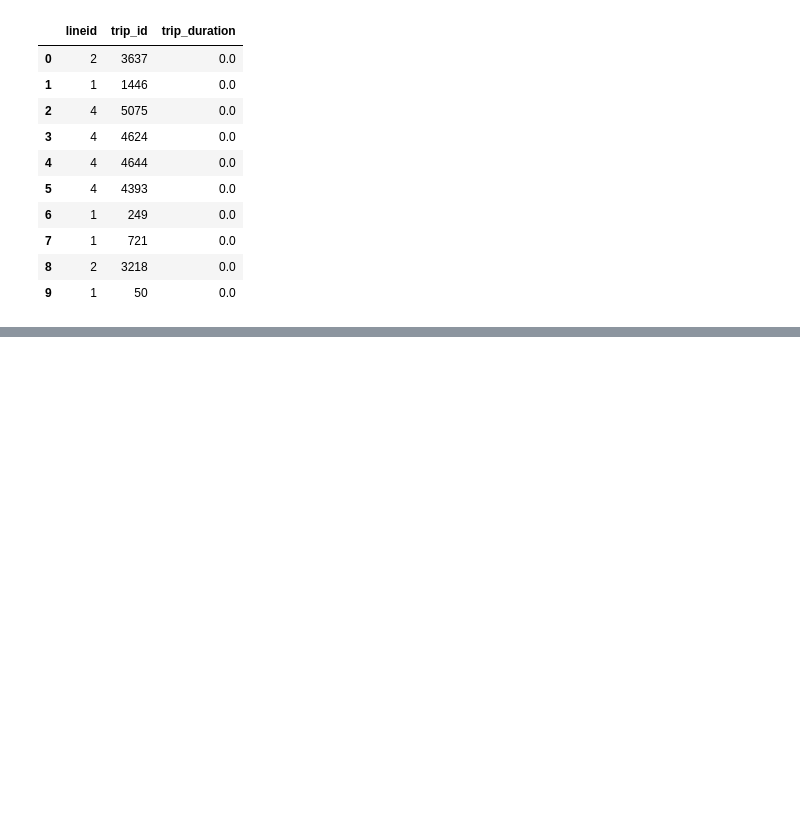
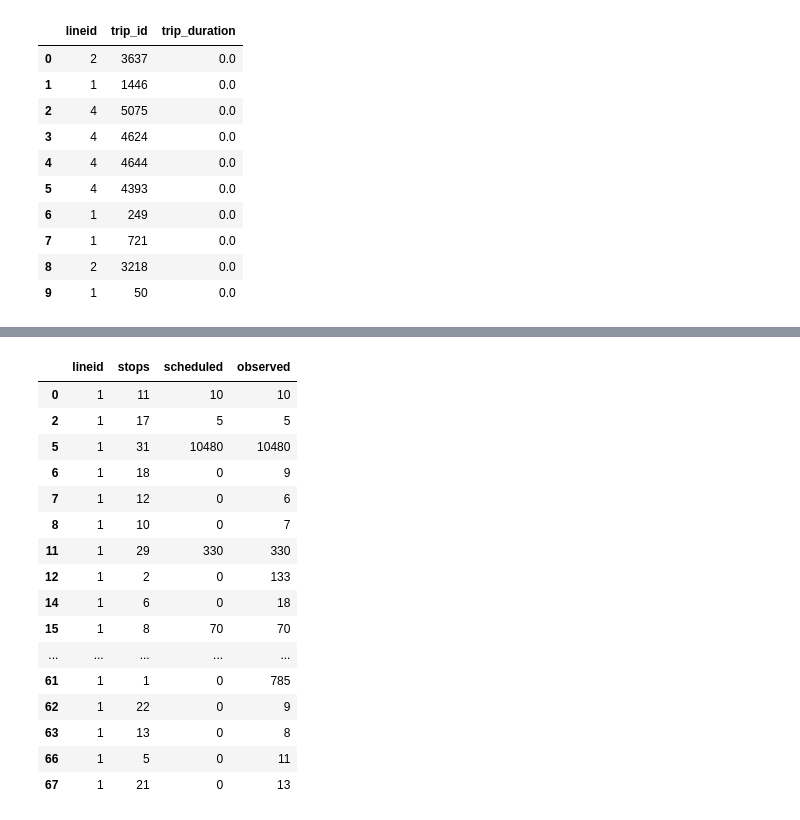
Before and after one commit to CivicTechTO/ttc_subway_times, a Jupyter notebook: doc/filtering_observed_arrivals.ipynb, the cells around one changed output, grey strips where cells are left out. Saved outputs shown, nothing was run; the diff lists cells and outputs as text; code cells hidden in the pictures; blank space fills up the shorter version.

```diff
--- a/doc/Filtering Observed Arrivals.ipynb
+++ b/doc/filtering_observed_arrivals.ipynb
@@ -438,0 +488,20 @@ pandasql.read_sql(sql, con)
+# %%
+trip_lengths[trip_lengths['lineid'] == 1]
+# %% [output]
+|  | lineid | stops | scheduled | observed |
+| 0 | 1 | 11 | 10 | 10 |
+| 2 | 1 | 17 | 5 | 5 |
+| 5 | 1 | 31 | 10480 | 10480 |
+| 6 | 1 | 18 | 0 | 9 |
+| 7 | 1 | 12 | 0 | 6 |
+| 8 | 1 | 10 | 0 | 7 |
+| 11 | 1 | 29 | 330 | 330 |
+| 12 | 1 | 2 | 0 | 133 |
+| 14 | 1 | 6 | 0 | 18 |
+| 15 | 1 | 8 | 70 | 70 |
+| ... | ... | ... | ... | ... |
+| 61 | 1 | 1 | 0 | 785 |
+| 62 | 1 | 22 | 0 | 9 |
+| 63 | 1 | 13 | 0 | 8 |
+| 66 | 1 | 5 | 0 | 11 |
+| 67 | 1 | 21 | 0 | 13 |
```
Also changed, not shown: parts of 11 cells of this notebook.
